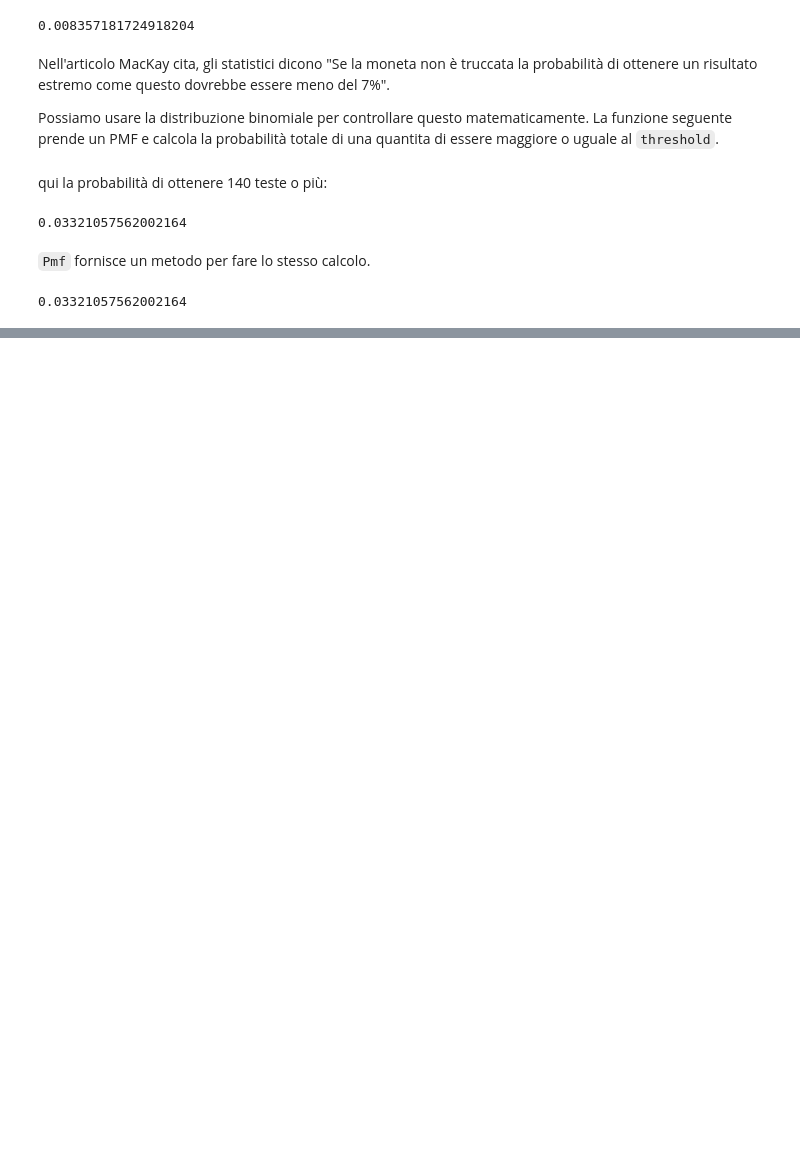
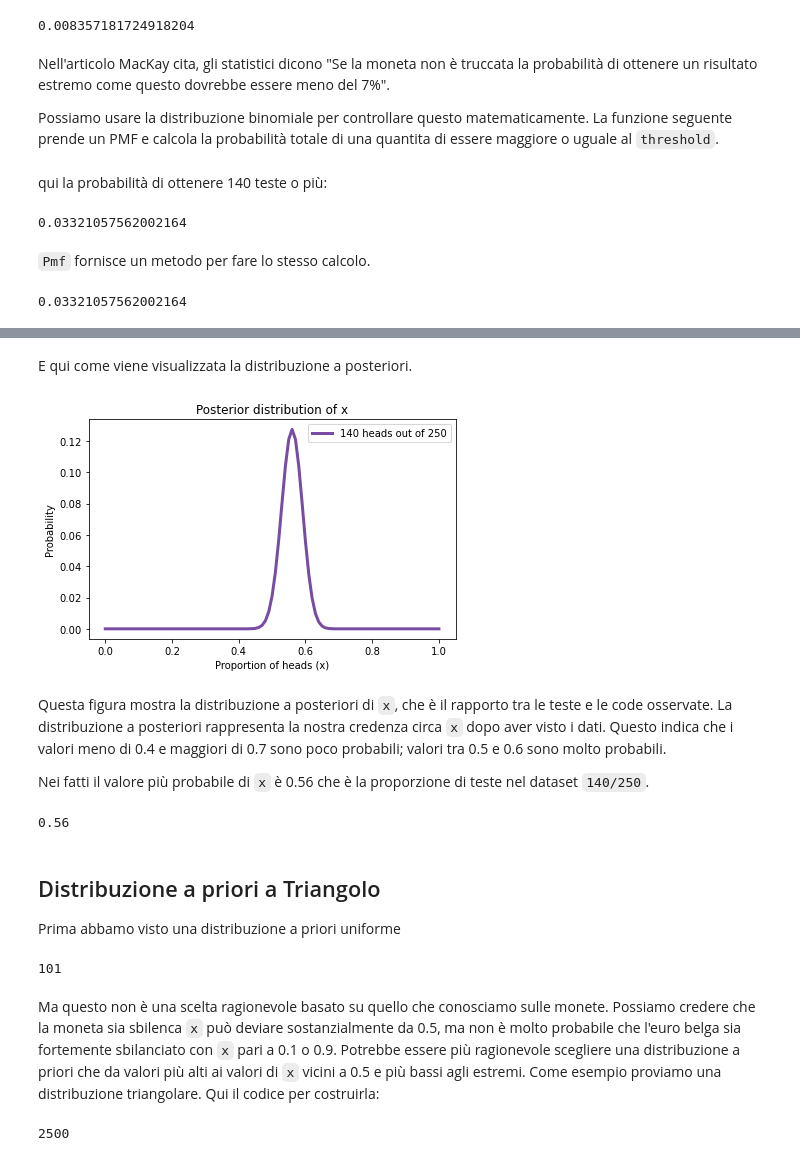
Before and after one commit to fdalforno/stats101, a Jupyter notebook: 18-Proporzioni di stima.ipynb, the cells around one changed output, grey strips where cells are left out. Cells and saved outputs as stored; diff of their text form; code cells hidden in the pictures; blank space fills up the shorter version.

```diff
--- a/18-Proporzioni di stima.ipynb
+++ b/18-Proporzioni di stima.ipynb
@@ -138,0 +205,2 @@ pmf_k.ge_dist(140)
+# %%
+dataset = 'H' * 140 + 'T' * 110
@@ -138,0 +209,7 @@ pmf_k.ge_dist(140)
+# %%
+def update_euro(pmf, dataset):
+    """Update pmf with a given sequence of H and T."""
+    for data in dataset:
+        pmf *= likelihood[data]
+
+    pmf.normalize()
@@ -138,0 +225,50 @@ pmf_k.ge_dist(140)
+# %%
+posterior = prior.copy()
+update_euro(posterior, dataset)
+# %% [markdown]
+E qui come viene visualizzata la distribuzione a posteriori.
+# %%
+def decorate_euro(title):
+    decorate(xlabel='Proportion of heads (x)',
+             ylabel='Probability',
+             title=title)
+# %%
+posterior.plot(label='140 heads out of 250', color='C4')
+decorate_euro(title='Posterior distribution of x')
+# %% [output]
+[figure, added]
+# %% [markdown]
+Questa figura mostra la distribuzione a posteriori di `x`, che è il rapporto tra le teste e le code osservate.
+La distribuzione a posteriori rappresenta la nostra credenza circa `x` dopo aver visto i dati.
+Questo indica che i valori meno di 0.4 e maggiori di 0.7 sono poco probabili; valori tra 0.5 e 0.6 sono molto probabili.
+
+Nei fatti il valore più probabile di `x` è 0.56 che è la proporzione di teste nel dataset `140/250`.
+# %%
+posterior.max_prob()
+# %% [output]
+0.56
+# %% [markdown]
+## Distribuzione a priori a Triangolo
+
+Prima abbamo visto una distribuzione a priori uniforme
+# %%
+uniform = Pmf(1, hypos, name='uniform')
+uniform.normalize()
+# %% [output]
+101
+# %% [markdown]
+Ma questo non è una scelta ragionevole basato su quello che conosciamo sulle monete.
+Possiamo credere che la moneta sia sbilenca `x` può deviare sostanzialmente da 0.5, ma non è molto probabile che l'euro belga sia fortemente sbilanciato con `x` pari a 0.1 o 0.9.
+Potrebbe essere più ragionevole scegliere una distribuzione a priori che da valori più alti ai valori di `x` vicini a 0.5 e più bassi agli estremi.
+Come esempio proviamo una distribuzione triangolare.
+Qui il codice per costruirla:
+# %%
+ramp_up = np.arange(50)
+ramp_down = np.arange(50, -1, -1)
+
+a = np.append(ramp_up, ramp_down)
+
+triangle = Pmf(a, hypos, name='triangle')
+triangle.normalize()
+# %% [output]
+2500
```
Also changed, not shown: parts of 56 cells of this notebook, 3 other files.
